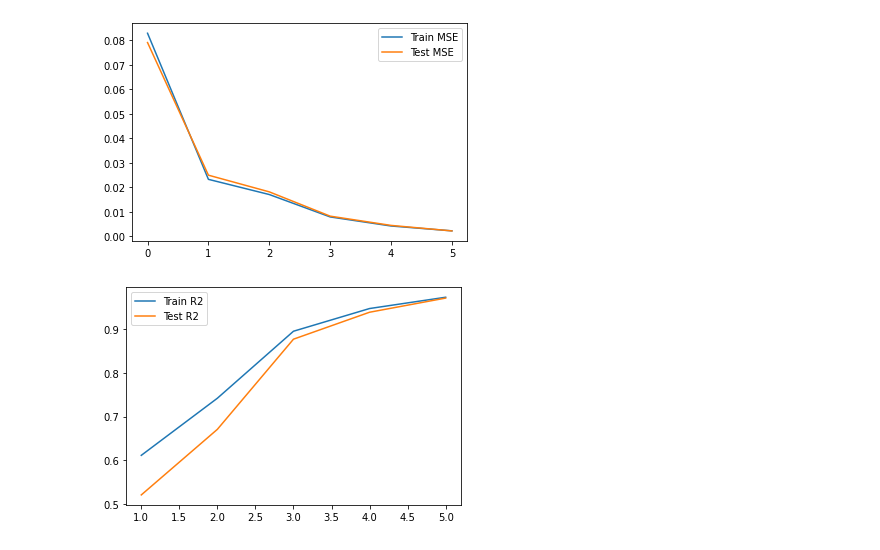
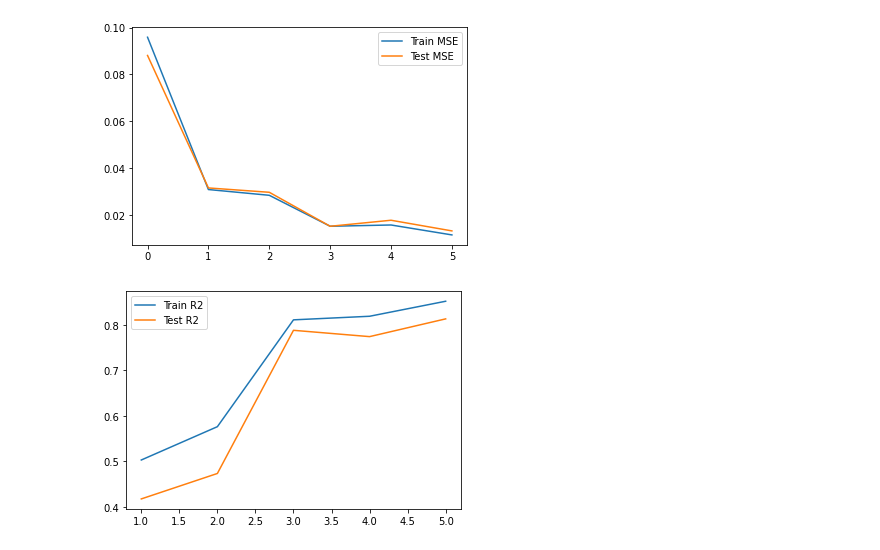
Before and after one commit to haakontm/FYS4155-Project1, a Jupyter notebook: ex1.ipynb, the cells around one changed output. Saved outputs shown, nothing was run; the diff lists cells and outputs as text; code cells hidden in the pictures.

```diff
--- a/ex1.ipynb
+++ b/ex1.ipynb
@@ -5,6 +5,8 @@ from sklearn.linear_model import LinearRegression
 from sklearn.model_selection import train_test_split
 from sklearn.metrics import r2_score, mean_squared_error
 from sklearn.preprocessing import StandardScaler
+
+np.random.seed(42)
 
 def FrankeFunction(x,y):
     term1 = 0.75*np.exp(-(0.25*(9*x-2)**2) - 0.25*((9*y-2)**2))
@@ -43,40 +45,34 @@ test_R2 = np.zeros(n)
 
 for i in range(n):
     z = FrankeFunction(xmesh, ymesh)
-    # z += noise * np.random.randn(z.shape[0])
+    z += noise * np.random.randn(z.shape[0])
 
     X = create_X(xmesh, ymesh, i)
 
     X_train, X_test, z_train, z_test = train_test_split(X, z.reshape(-1, 1), random_state=44)
 
-    # scaler = StanrdScaler()
-
-    linreg =
-    scaler.fit(X_train)
-
-    X_train = scaler.transform(X_train)
-    X_test = scaler.transform(X_test)LinearRegression()
+    # scaler LinearRegression()
     linreg.fit(X_train, z_train)
 
     z_tilde = linreg.predict(X_train)
     z_pred = linreg.predict(X_test)
 
     train_MSE[i] = mean_squared_error(z_tilde, z_train)
     train_R2[i] = r2_score(z_tilde, z_train)
     test_MSE[i] = mean_squared_error(z_pred, z_test)
     test_R2[i] = r2_score(z_pred, z_test)
 
 plt.figure()
 plt.plot(range(n), train_MSE, label='Train MSE')
 plt.plot(range(n), test_MSE, label='Test MSE')
 plt.legend()
 plt.figure()
 plt.plot(range(n), train_R2, l1, abel='Train [1:]R2')
 plt.plot(range(n), test_R2, la1, bel='Test R[1:]2')
 plt.legend()
 plt.show()
 
 print()test_t
 # %% [output]
-[figure, old version]
+[figure, new version]
-[figure, old version]
+[figure, new version]
```
